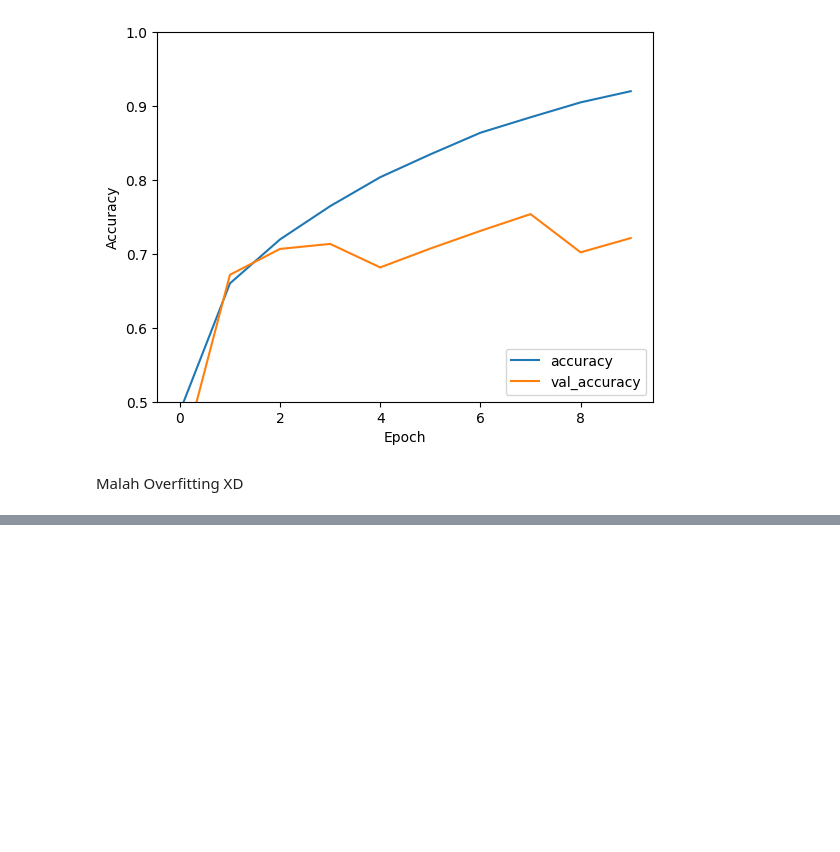
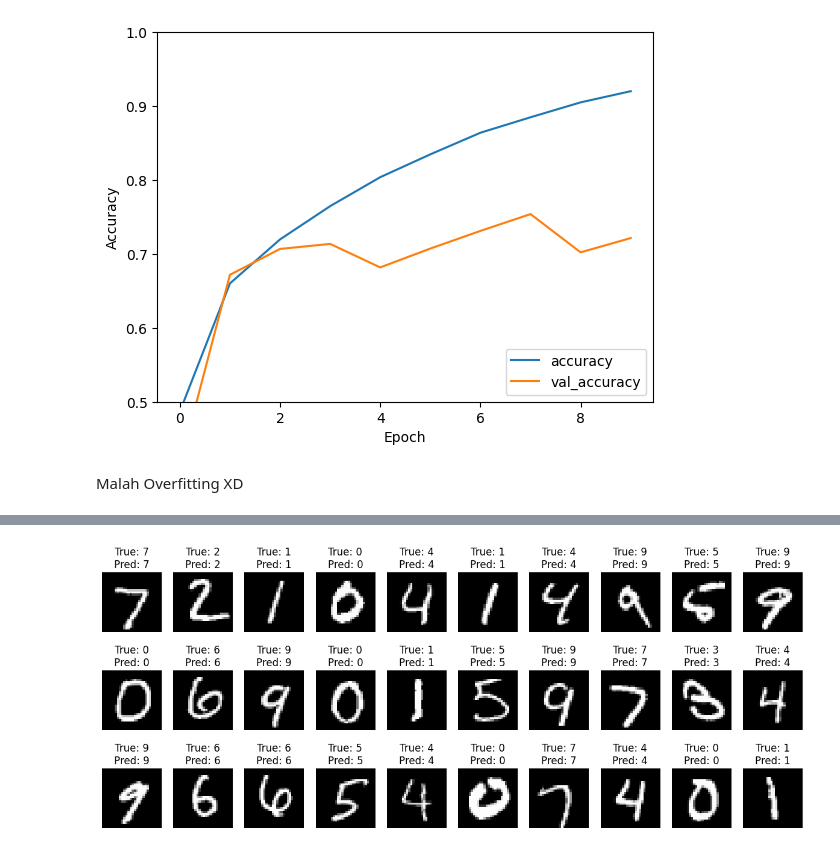
Before and after one commit to izamulfikri/machine-learning, a Jupyter notebook: week11.ipynb, the cells around one changed output, grey strips where cells are left out. Saved outputs shown, nothing was run; the diff lists cells and outputs as text; code cells hidden in the pictures; blank space fills up the shorter version.

```diff
--- a/week11.ipynb
+++ b/week11.ipynb
@@ -722,0 +769,81 @@ Test accuracy: 0.7418000102043152
+# %%
+from tensorflow.keras.datasets import mnist
+from tensorflow.keras.utils import to_categorical
+from tensorflow.keras.callbacks import LearningRateScheduler
+from tensorflow.keras.optimizers import Adam
+from tensorflow.keras.layers import LeakyReLU
+from tensorflow.keras import layers, models
+import matplotlib.pyplot as plt
+import numpy as np
+
+# Load MNIST dataset
+(train_images, train_labels), (test_images, test_labels) = mnist.load_data()
+
+# Preprocess data
+train_images = train_images.reshape((60000, 28, 28, 1)).astype('float32') / 255
+test_images = test_images.reshape((10000, 28, 28, 1)).astype('float32') / 255
+
+train_labels_categorical = to_categorical(train_labels)
+test_labels_categorical = to_categorical(test_labels)
+
+# Model architecture
+model = models.Sequential()
+model.add(layers.Conv2D(64, (3, 3), input_shape=(28, 28, 1), padding='same'))
+model.add(layers.BatchNormalization())
+model.add(LeakyReLU(alpha=0.1))
+model.add(layers.MaxPooling2D((2, 2)))
+
+model.add(layers.Conv2D(128, (3, 3), padding='same'))
+model.add(layers.BatchNormalization())
+model.add(LeakyReLU(alpha=0.1))
+model.add(layers.MaxPooling2D((2, 2)))
+
+model.add(layers.Flatten())
+
+model.add(layers.Dense(128))
+model.add(layers.BatchNormalization())
+model.add(LeakyReLU(alpha=0.1))
+model.add(layers.Dropout(0.5))
+
+model.add(layers.Dense(10, activation='softmax'))
+
+# Compile the model
+initial_learning_rate = 0.001
+
+def lr_schedule(epoch):
+    return initial_learning_rate * 0.95 ** epoch
+
+model.compile(optimizer=Adam(learning_rate=initial_learning_rate),
+              loss='categorical_crossentropy',
+              metrics=['accuracy'])
+
+# Train the model
+history = model.fit(train_images, train_labels_categorical, batch_size=32,
+                    epochs=10, validation_data=(test_images, test_labels_categorical),
+                    callbacks=[LearningRateScheduler(lr_schedule)])
+
+# Evaluate the model on the test set
+test_loss, test_acc = model.evaluate(test_images, test_labels_categorical, verbose=2)
+print(f'Test accuracy: {test_acc}')
+
+# Visualize predictions
+predictions = model.predict(test_images)
+num_images = 30
+
+plt.figure(figsize=(15, 6))
+for i in range(num_images):
+    plt.subplot(3, 10, i + 1)
+    plt.imshow(test_images[i].reshape(28, 28), cmap='gray')
+    true_label = np.argmax(test_labels_categorical[i])
+    predicted_label = np.argmax(predictions[i])
+
+    if true_label != predicted_label:
+        color = 'red'
+    else:
+        color = 'black'
+
+    plt.title(f'True: {true_label}\nPred: {predicted_label}', color=color)
+    plt.axis('off')
+
+plt.show()
+# %% [output]
@@ -722,0 +867 @@ Test accuracy: 0.7418000102043152
+[figure, added]
```
Also changed, not shown: parts of 11 cells of this notebook.
